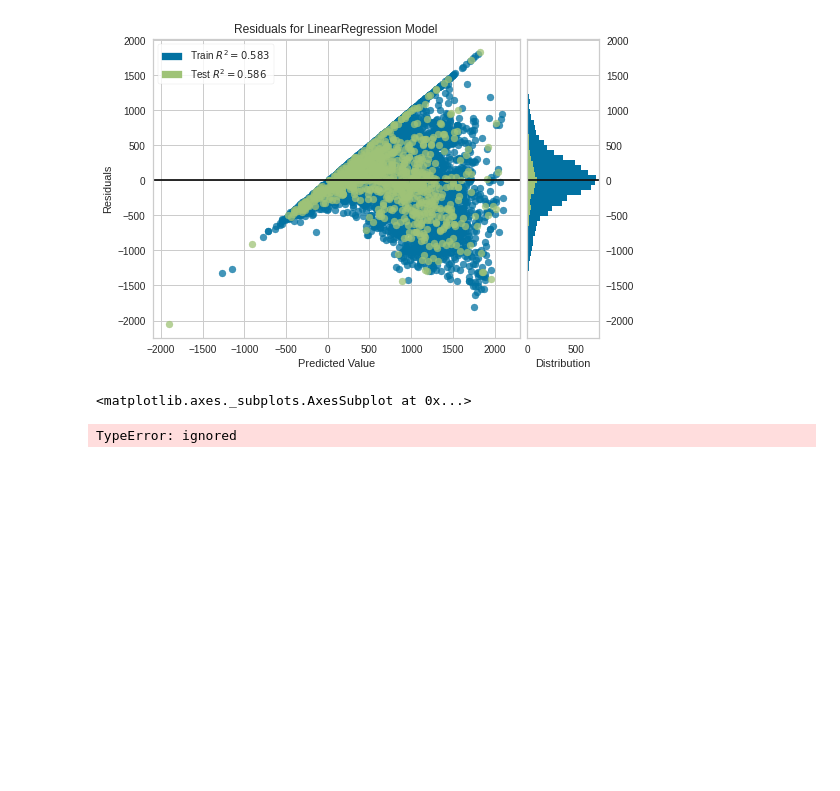
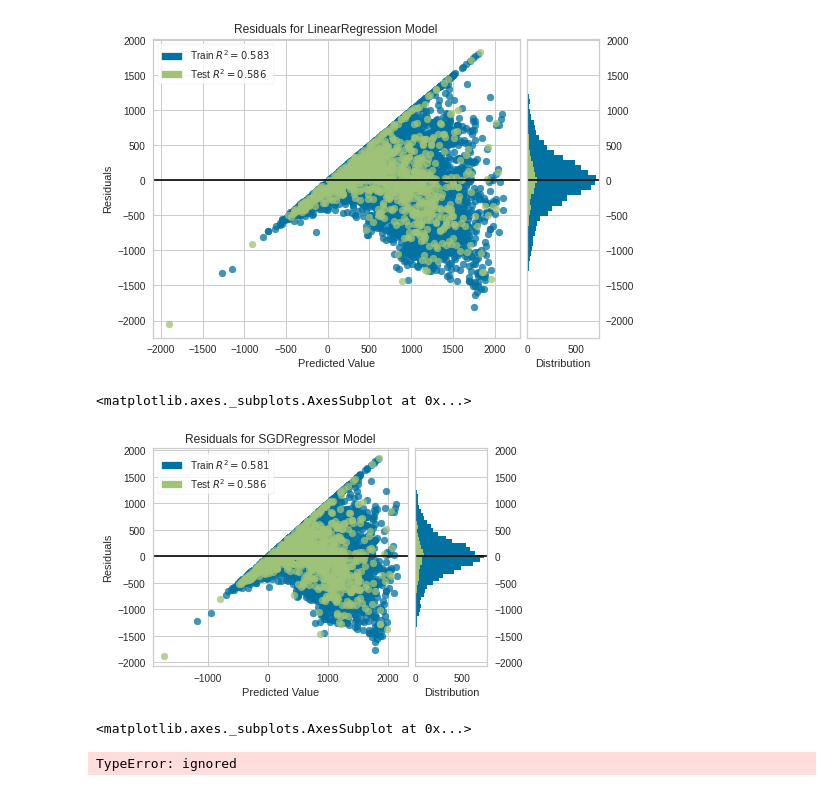
Before and after one commit to garrettfarley9/Seoul-Bike-Regression, a Jupyter notebook: Farley_ML_Project_part_1.ipynb, the cells around one changed output. Saved outputs shown, nothing was run; the diff lists cells and outputs as text; code cells hidden in the pictures; blank space fills up the shorter version.

```diff
--- a/Farley_ML_Project_part_1.ipynb
+++ b/Farley_ML_Project_part_1.ipynb
@@ -119,13 +120,17 @@ bdf = bdf.drop(columns = ['Seasons'])
 y_data = bdf['Rented Bike Count']
 x_data = bdf.drop(columns = ['Rented Bike Count', 'Date'])
 
+#Scale data
 scaler = StandardScaler()
 x_data = scaler.fit_transform(x_data)
 
+#Assign test and train data
 x_train, x_test, y_train, y_test = train_test_split(x_data, y_data, test_size = 0.10, random_state = 4200)
-#initialize linear regression model object
+
+#Initialize regression model object
 lin_reg = linear_model.LinearRegression()
-log_reg = linear_model.LogisticRegression()
-#train model
+sgd_reg = linear_model.SGDRegressor()
+
+#Train models
 lin_reg = lin_reg.fit(x_train, y_train)
-log_reg = log_reg.fit(x_train, y_train)
+sgd_reg = sgd_reg.fit(x_train, y_train)
@@ -159,3 +149,15 @@ viz.show()
+# %%
+#Check accuracy of SGD regression model
+sgd_reg.predict(x_test)
+sgd_reg.score(x_test, y_test)
+
+viz = ResidualsPlot(sgd_reg)
+viz.fit(x_train,y_train)
+viz.score(x_test, y_test)
+viz.show()
+# %% [output]
+[figure, added]
+<matplotlib.axes._subplots.AxesSubplot at 0x...>
 # %%
 p = [0.2, 0.3, 0.5, 0.7, 0.8, 0.9]
 
```
Also changed, not shown: parts of 4 cells of this notebook.
